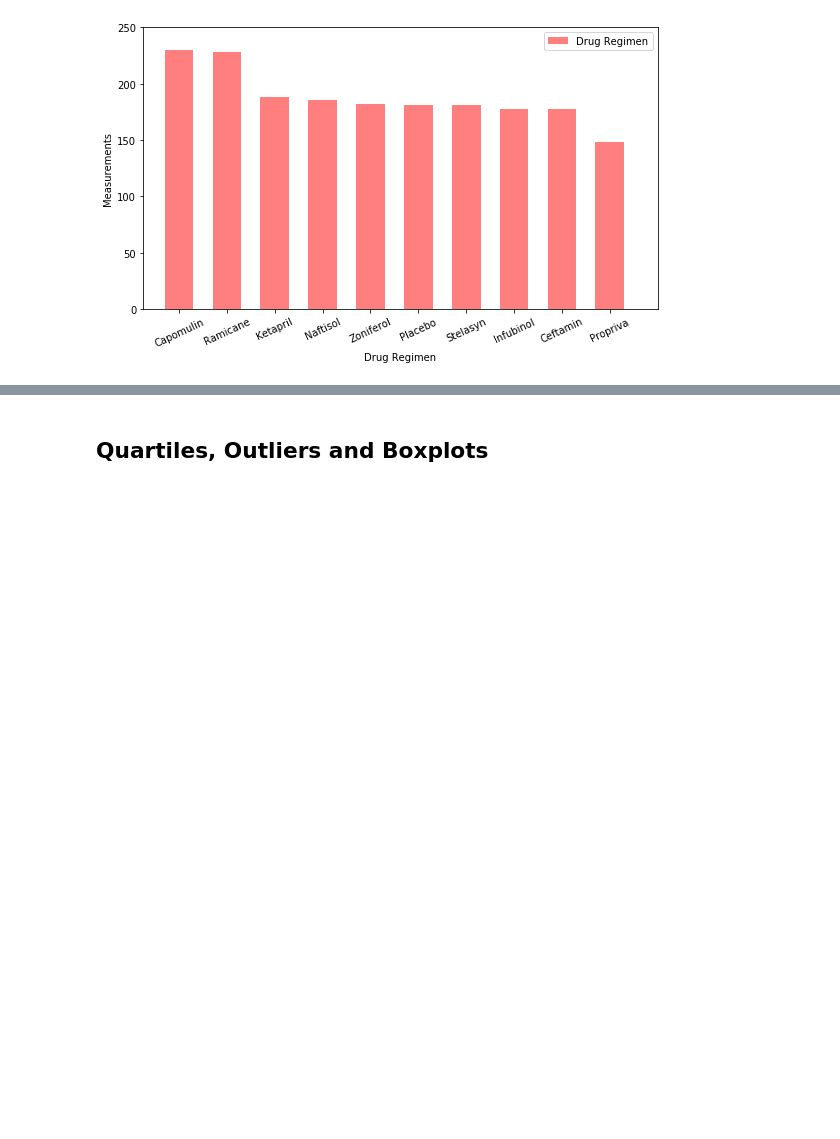
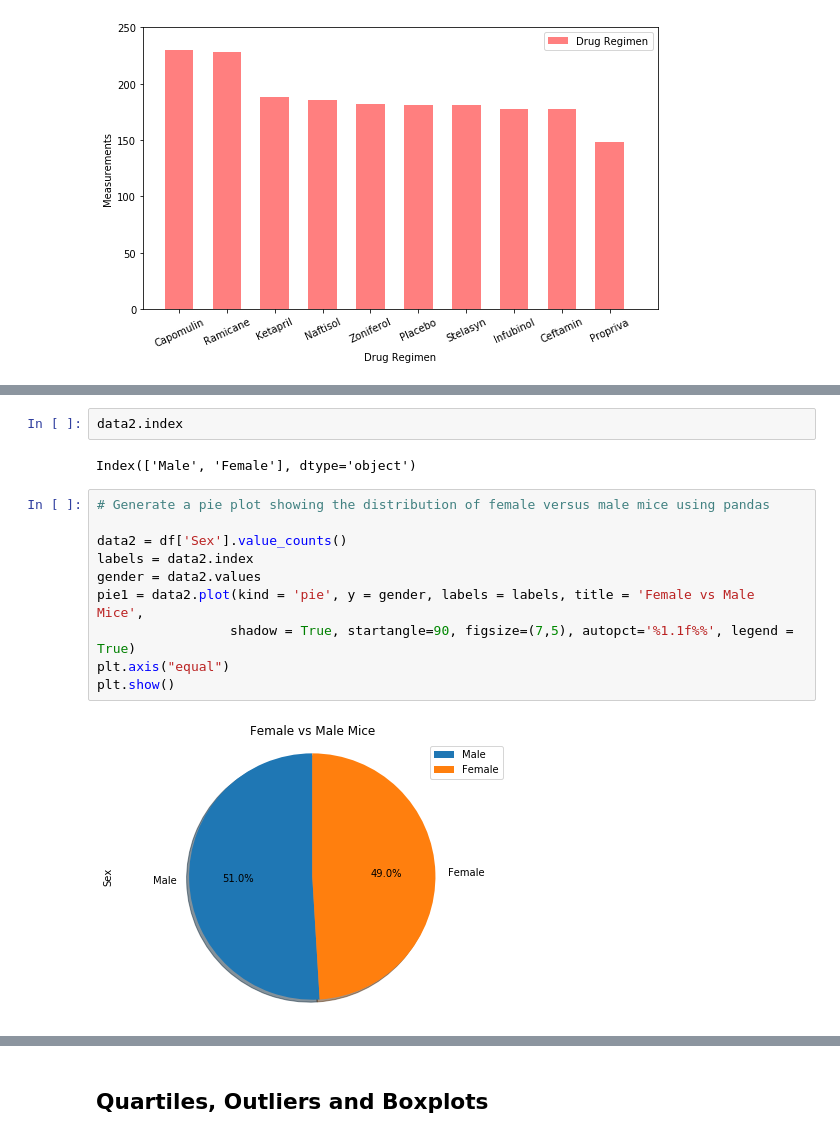
Before and after one commit to vandrade88/matplotlib-challenge, a Jupyter notebook: Pymaceuticals/pymaceuticals_starter.ipynb, the cells around one changed output, grey strips where cells are left out. Saved outputs shown, nothing was run; the diff lists cells and outputs as text; blank space fills up the shorter version.

```diff
--- a/Pymaceuticals/pymaceuticals_starter.ipynb
+++ b/Pymaceuticals/pymaceuticals_starter.ipynb
@@ -202,0 +206,16 @@ plt.show()
+# %%
+data2.index
+# %% [output]
+Index(['Male', 'Female'], dtype='object')
+# %%
+# Generate a pie plot showing the distribution of female versus male mice using pandas
+
+data2 = df['Sex'].value_counts()
+labels = data2.index
+gender = data2.values
+pie1 = data2.plot(kind = 'pie', y = gender, labels = labels, title = 'Female vs Male Mice',
+                 shadow = True, startangle=90, figsize=(7,5), autopct='%1.1f%%', legend = True)
+plt.axis("equal")
+plt.show()
+# %% [output]
+[figure, added]
```
Also changed, not shown: parts of 5 cells of this notebook, 1 other file.
